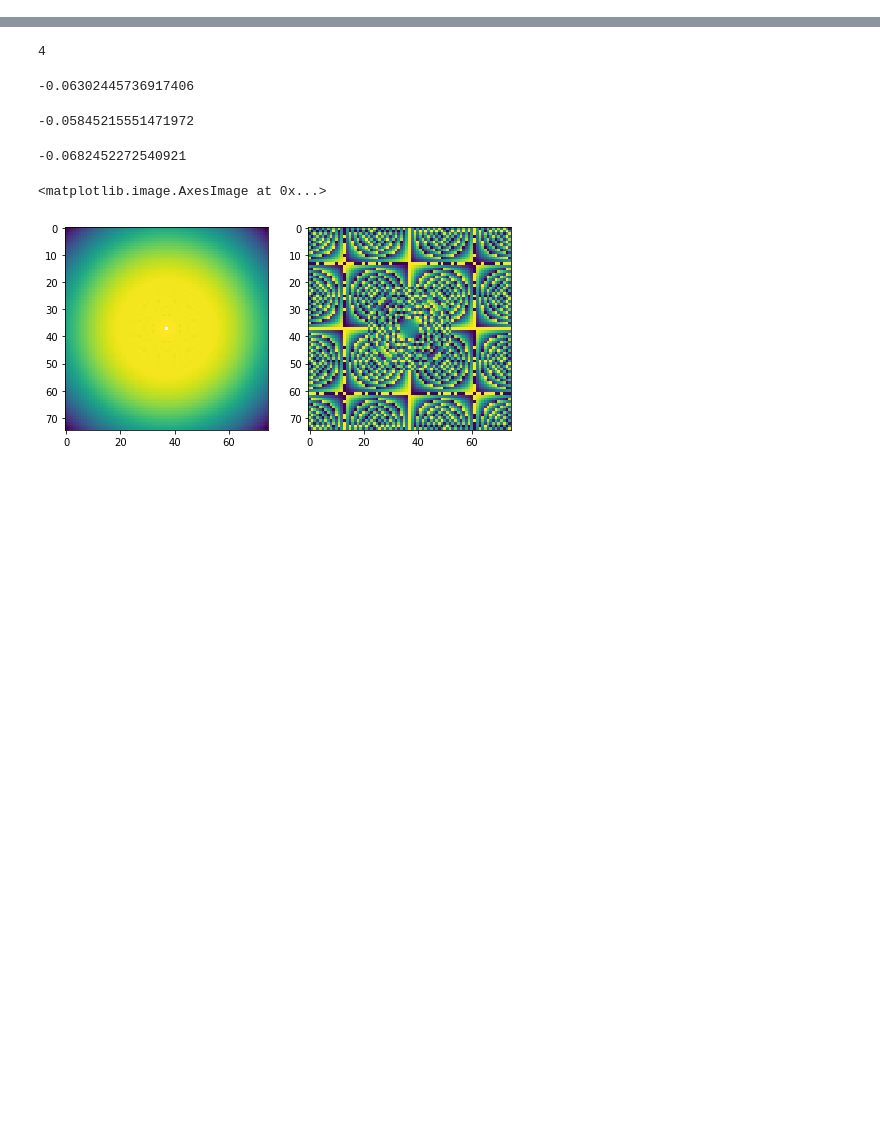
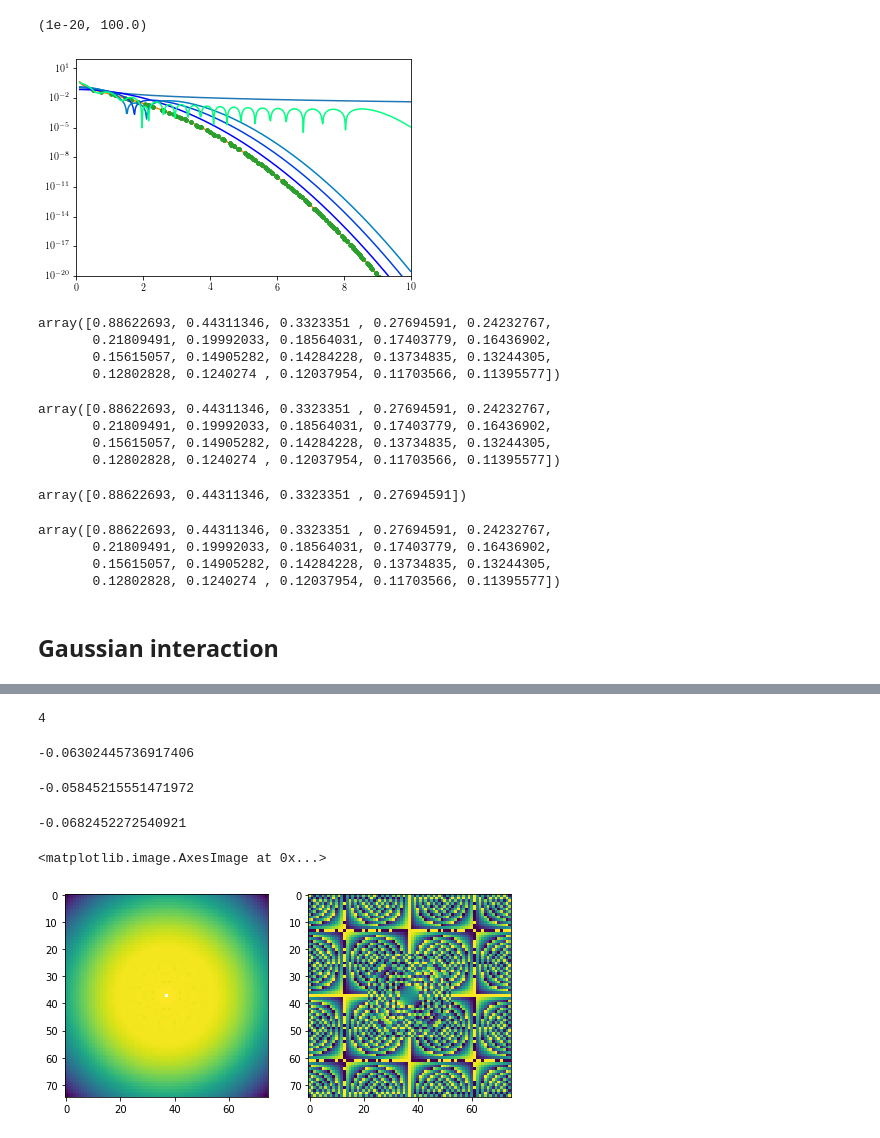
Before and after one commit to akshaykri/QH_ED, a Jupyter notebook: examples/Haldane.ipynb, the cells around one changed output, grey strips where cells are left out. Drawn from its saved outputs; the diff is of its cells as text; code cells hidden in the pictures; blank space fills up the shorter version.

```diff
--- a/examples/Haldane.ipynb
+++ b/examples/Haldane.ipynb
@@ -29,0 +54,16 @@ NameError: name 'array' is not defined
+# %%
+k = np.r_[0.1:10:0.02]
+Vk = 2*np.pi/k / (2*np.pi*Nphi)
+FF2 = np.exp(-k**2/4)**2
+# %%
+Vm = np.zeros(20)
+Vm2 = np.zeros(20)
+for m in np.arange(20):
+    ## see Yoshioka (4.39)
+    Vm[m] = np.sqrt(np.pi)/2 * scipy.special.factorial(2*m) / (
+        2**(2*m) * scipy.special.factorial(m)**2)
+#     temp = 0
+#     for r in range(m+1):
+#         temp += (-1)**r * scipy.special.factorial(2*r) * scipy.special.comb(m, r) / (
+#                 (2)**(2*r + 1) * (scipy.special.factorial(r)**2))
+#     Vm2[m] = np.sqrt(np.pi) * temp
@@ -29,0 +81,26 @@ NameError: name 'array' is not defined
+# %%
+f, ax = plt.subplots()
+Vkpp = np.zeros_like(k)
+
+m_arr = [0, 1, 2, 19]#, 10, 15]
+
+ax.plot(k, Vk)
+ax.plot(k, Vk*FF2)
+ax.plot(np.sqrt(k2.flatten()), np.abs(pot1.V2.flatten()), '.')
+
+ctemp = 0
+for cm, m in enumerate(np.arange(len(Vm))):
+    Vkpp += 4 * np.pi * Vm[m] * scipy.special.eval_laguerre(m, k**2) / (2 * np.pi * Nphi)
+    if m in m_arr:
+        ctemp += 1
+        ax.plot(k, np.abs(Vkpp*FF2), color=plt.cm.winter(ctemp/len(m_arr)), label='m upto '+str(m))
+
+ax.set_yscale('log')
+ax.set_xlim(0, 6)
+ax.set_ylim(1e-15, 1e2)
+ax.set_xlabel(r'$k$')
+ax.set_ylabel(r'$V(k)$')
+ax.legend(loc='upper left', bbox_to_anchor=(1.01, 1.01))
+# %% [output]
+(1e-20, 100.0)
+[figure, added]
@@ -29,0 +120,18 @@ NameError: name 'array' is not defined
+# %%
+Vm_fromk
+# %% [output]
+array([0.88622693, 0.44311346, 0.3323351 , 0.27694591, 0.24232767,
+       0.21809491, 0.19992033, 0.18564031, 0.17403779, 0.16436902,
+       0.15615057, 0.14905282, 0.14284228, 0.13734835, 0.13244305,
+       0.12802828, 0.1240274 , 0.12037954, 0.11703566, 0.11395577])
+# %%
+Vm
+# %% [output]
+array([0.88622693, 0.44311346, 0.3323351 , 0.27694591, 0.24232767,
+       0.21809491, 0.19992033, 0.18564031, 0.17403779, 0.16436902,
+       0.15615057, 0.14905282, 0.14284228, 0.13734835, 0.13244305,
+       0.12802828, 0.1240274 , 0.12037954, 0.11703566, 0.11395577])
+# %%
+np.sqrt(np.pi)*np.array([0.5, 0.25, 0.1875, 5/32])
+# %% [output]
+array([0.88622693, 0.44311346, 0.3323351 , 0.27694591])
@@ -29,0 +145,9 @@ NameError: name 'array' is not defined
+# %%
+Vmxx
+# %% [output]
+array([0.88622693, 0.44311346, 0.3323351 , 0.27694591, 0.24232767,
+       0.21809491, 0.19992033, 0.18564031, 0.17403779, 0.16436902,
+       0.15615057, 0.14905282, 0.14284228, 0.13734835, 0.13244305,
+       0.12802828, 0.1240274 , 0.12037954, 0.11703566, 0.11395577])
+# %% [markdown]
+## Gaussian interaction
```
Also changed, not shown: parts of 14 cells of this notebook, 2 other files.
